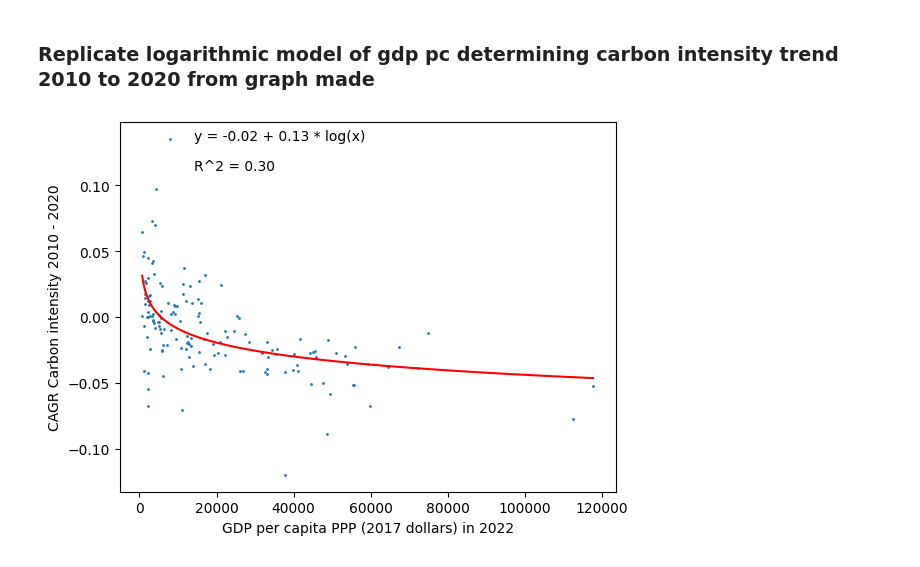
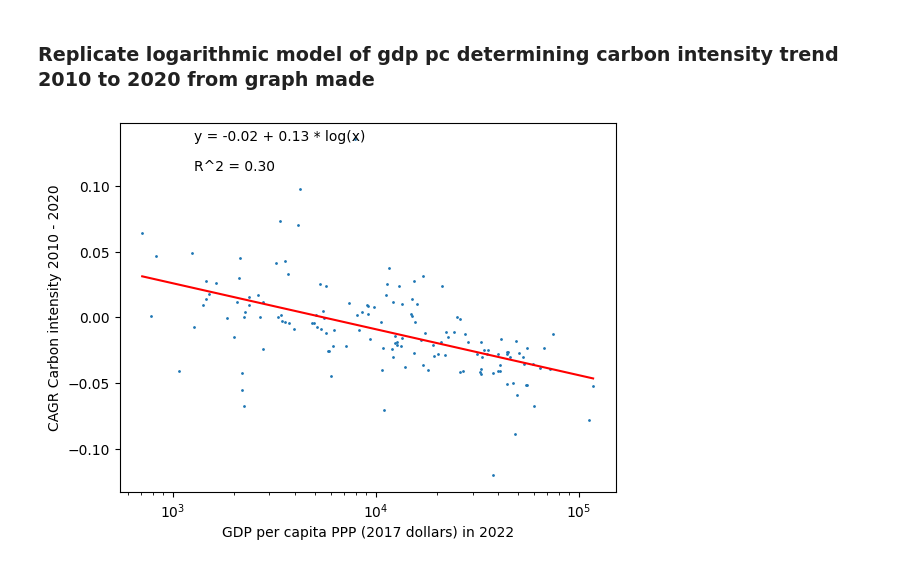
Before and after one commit to yannickoswald/convergence, a Jupyter notebook: first_data_explorations.ipynb, the cells around one changed output. Drawn from its saved outputs; the diff is of its cells as text; code cells hidden in the pictures.

```diff
--- a/first_data_explorations.ipynb
+++ b/first_data_explorations.ipynb
@@ -358,20 +358,22 @@ Elasticity of carbon intensity reduction with respect to GDP CAGR: -0.22
 # %%
 # plot from the dataframe data_nowcasted.extended.csv the column gdp_pc_ppp_2017 against the column carbon_intensity_trend
 plt.scatter(data['gdp_pc_ppp_2017'], data['carbon_intensity_trend'], s=1)
 # label the axes
 plt.xlabel('GDP per capita PPP (2017 dollars) in 2022')
 plt.ylabel('CAGR Carbon intensity 2010 - 2020')
 # plot a logarithmic fit line
 coefficients = np.polyfit(np.log(data['gdp_pc_ppp_2017']), data['carbon_intensity_trend'], 1)
 polynomial = np.poly1d(coefficients)
 x_axis = np.linspace(np.log(data['gdp_pc_ppp_2017']).min(), np.log(data['gdp_pc_ppp_2017']).max(), 100)
 y_axis = polynomial(x_axis)
 plt.plot(np.exp(x_axis), y_axis, color='red')
 # also plot the R^2 value
 r_squared = np.corrcoef(np.log(data['gdp_pc_ppp_2017']), data['carbon_intensity_trend'])[0][1] ** 2
 plt.annotate(f'R^2 = {r_squared:.2f}', xy=(0.15, 0.87), xycoords='axes fraction')
 # and the equation of the logarithmic fit line
 plt.annotate(f'y = {polynomial[1]:.2f} + {polynomial[0]:.2f} * log(x)', xy=(0.15, 0.95), xycoords='axes fraction')
+# log scale the x axis
+plt.xscale('log')
 plt.show()
 # %% [output]
-[figure, old version]
+[figure, new version]
```
Also changed, not shown: parts of 7 cells of this notebook, 9 other files.
